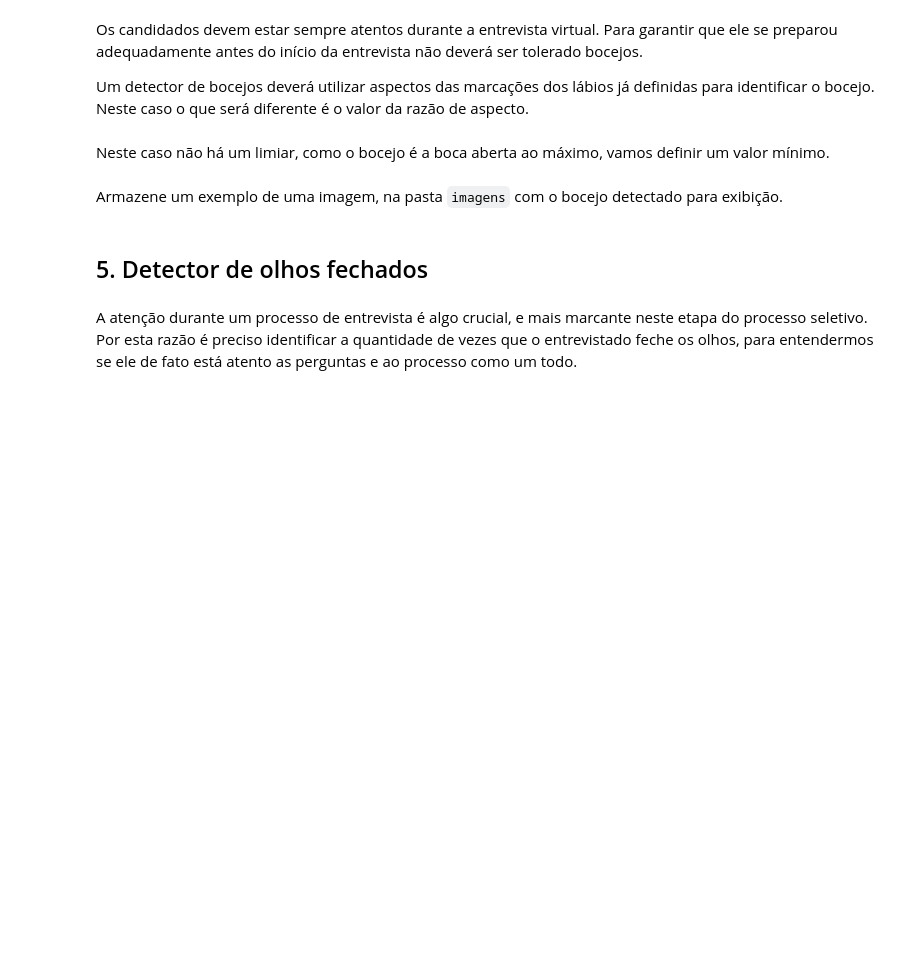
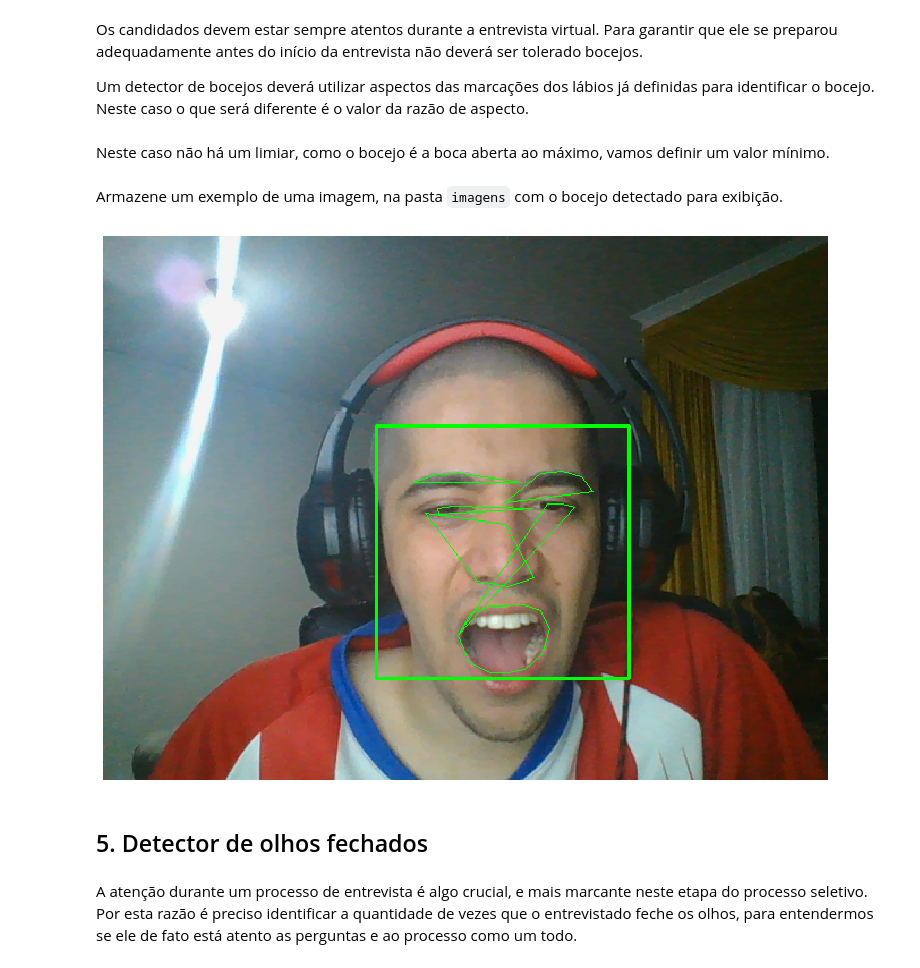
Before and after one commit to Canatto/Python-ImageProcessing, a Jupyter notebook: smart-hiring.ipynb, the cells around one changed output. Saved outputs shown, nothing was run; the diff lists cells and outputs as text; code cells hidden in the pictures; blank space fills up the shorter version.

```diff
--- a/smart-hiring.ipynb
+++ b/smart-hiring.ipynb
@@ -509,11 +545,11 @@ bocejo_minimo = None
 # %%
-cam_capture.release()
-
 cam_capture = cv2.VideoCapture(0)
 cv2.destroyAllWindows()
+path_2_save = './candidate_bocejo.png'
 
 # Quantidade de bocejos identificados
 qtde_bocejos = 0
+bocejo = False
 
 while True:
     ret, image_frame = cam_capture.read()
@@ -524,8 +560,22 @@ while True:
 
         # IMPLEMENTAR
         # Defina o algoritmo que irá identificar o bocejo baseado no limite defindo
+        if(prev_bocejo == True):
+            if(mouth_aspect > bocejo_minimo):
+                bocejo = True
+            else:
+                bocejo = False
+        else:
+            if(mouth_aspect > bocejo_minimo):
+                qtde_bocejos = qtde_bocejos + 1
+                cv2.imwrite(path_2_save, image_frame)
+                bocejo = True
+            else:
+                bocejo = False
+
         # Crie uma lógica para contar quantas vezes o bocejo foi dado
 
+        cv2.putText(image_frame, str(qtde_bocejos),(20,50), cv2.FONT_HERSHEY_SIMPLEX, 2,(255,255,255),2,cv2.LINE_AA)
         cv2.imshow("Detector de Bocejos", image_frame)
 
         # Se for teclado Enter (tecla 13) deverá sair do loop e encerrar a captura de imagem
@@ -541,8 +591,10 @@
 # %%
 # IMPLEMENTAR
 # Passe o parâmetro localização da imagem para exibi-la no notebook
 
-exibir_imagem(None)
+exibir_imagem(path_2_save)
+# %% [output]
+[figure, added]
 # %% [markdown]
 ## 5. Detector de olhos fechados
 # %% [markdown]
```
Also changed, not shown: parts of 20 cells of this notebook.
